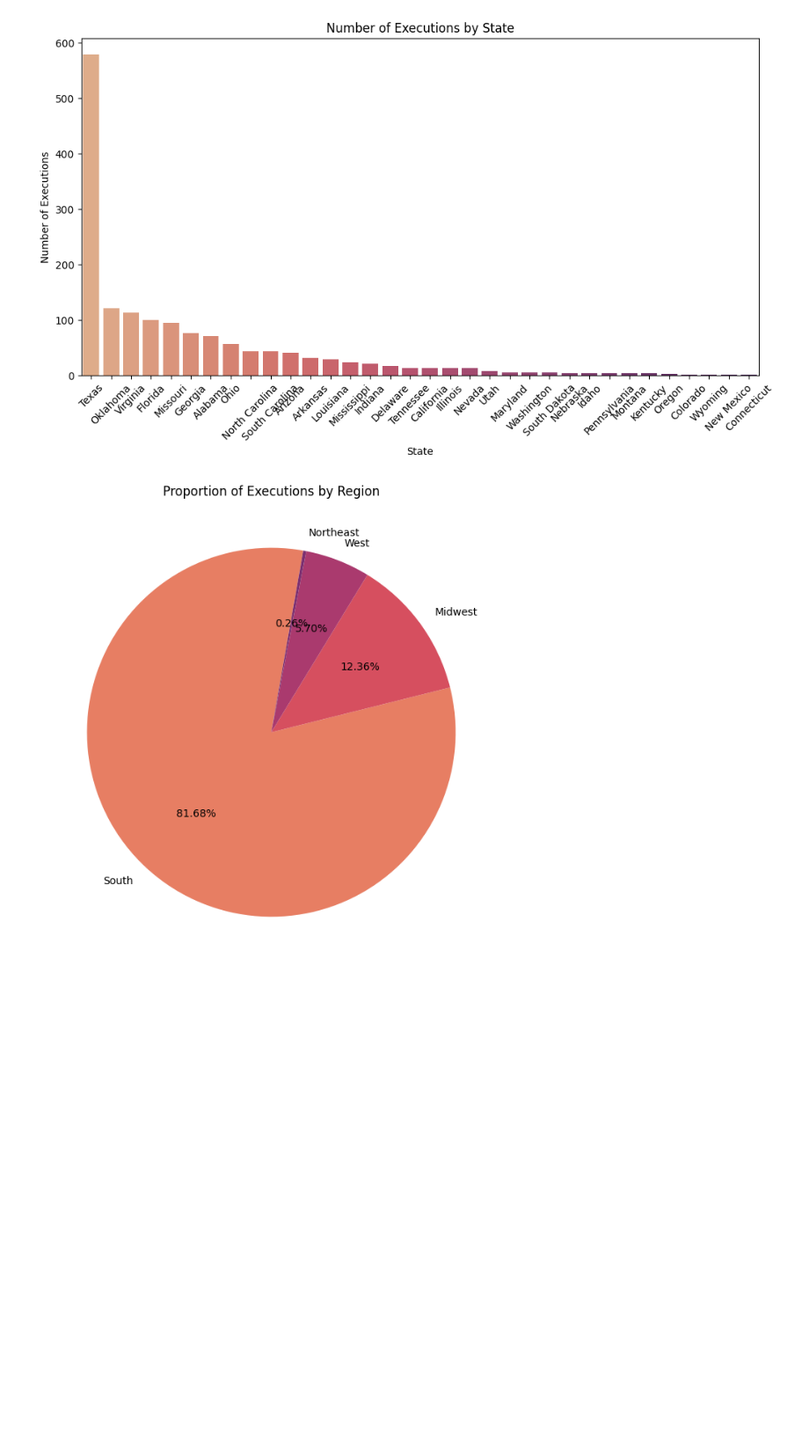
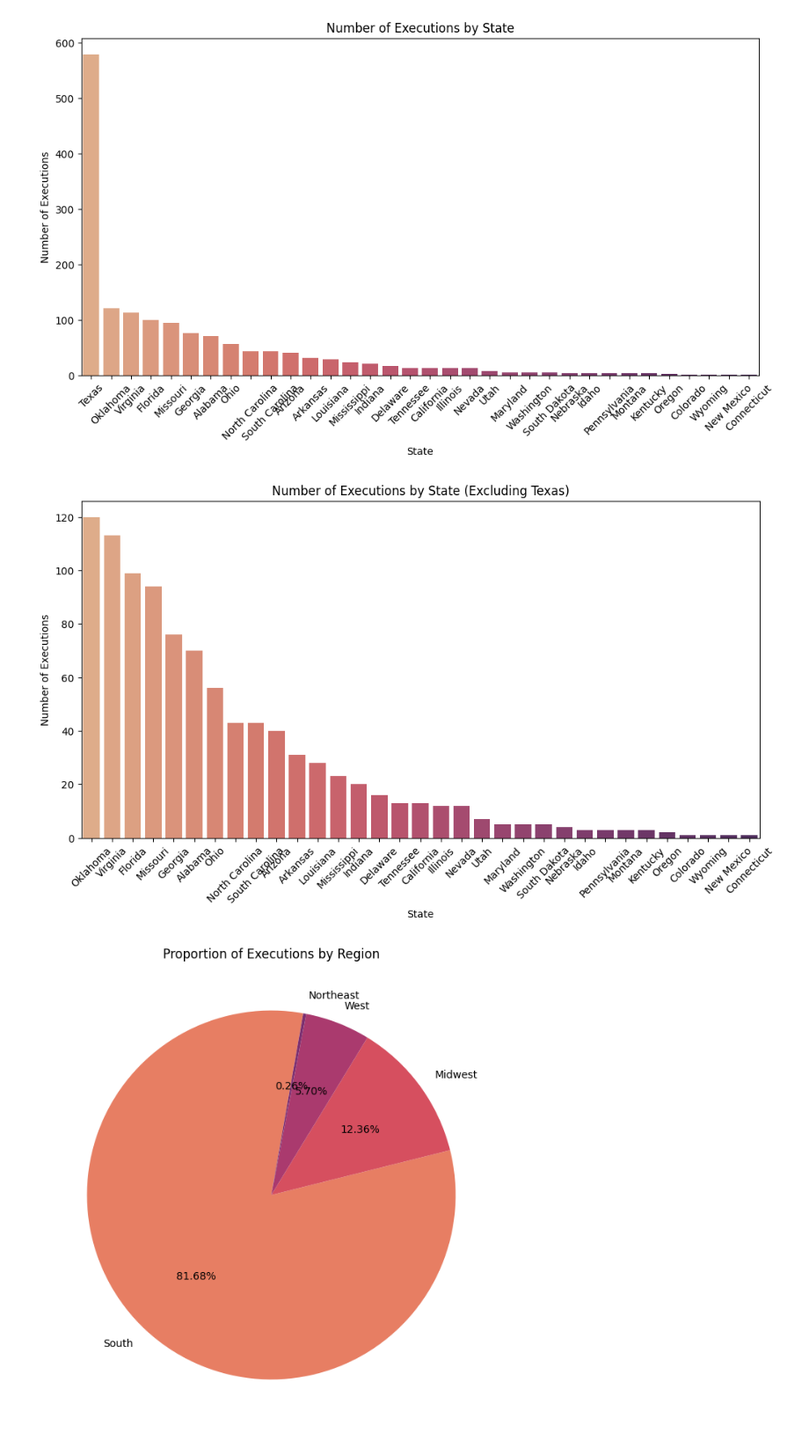
Before and after one commit to jrdn-sentosa/Geographic_Correlations_to_Executions, a Jupyter notebook: Group_13.ipynb, the cells around one changed output. Shown at 88% size. Drawn from its saved outputs; the diff is of its cells as text; code cells hidden in the pictures; blank space fills up the shorter version.

```diff
--- a/Group_13.ipynb
+++ b/Group_13.ipynb
@@ -85,4 +99,14 @@ plt.xticks(rotation=45)
 plt.show()
 # %% [output]
 [figure]
+# %%
+plt.figure(figsize=(12, 6))
+sns.barplot(x=state_counts_texas_removed.index, y=state_counts_texas_removed.values, hue=state_counts_texas_removed.index, palette='flare')
+plt.title('Number of Executions by State (Excluding Texas)')
+plt.xlabel('State')
+plt.ylabel('Number of Executions')
+plt.xticks(rotation=45)
+plt.show()
+# %% [output]
+[figure, added]
 # %%
```
Also changed, not shown: parts of 18 cells of this notebook.
